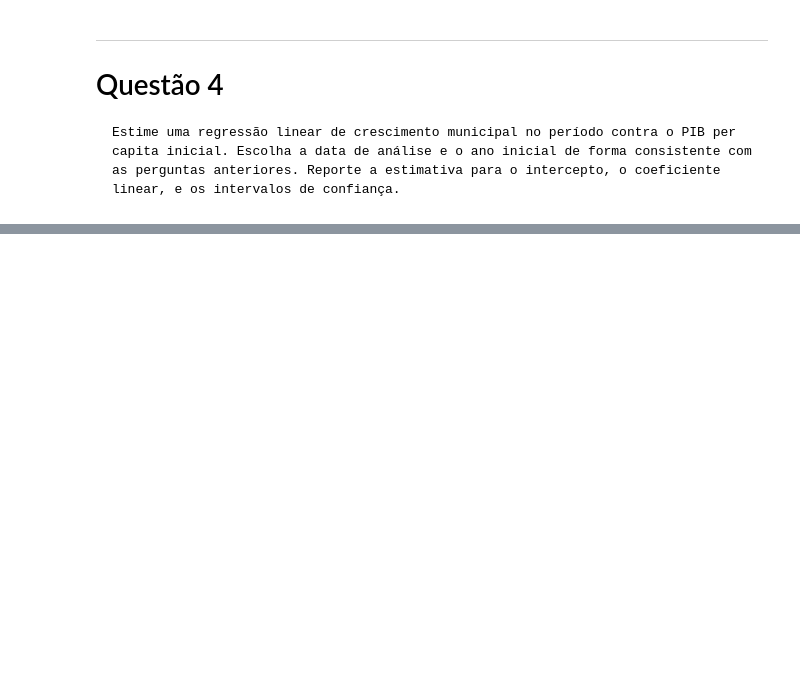
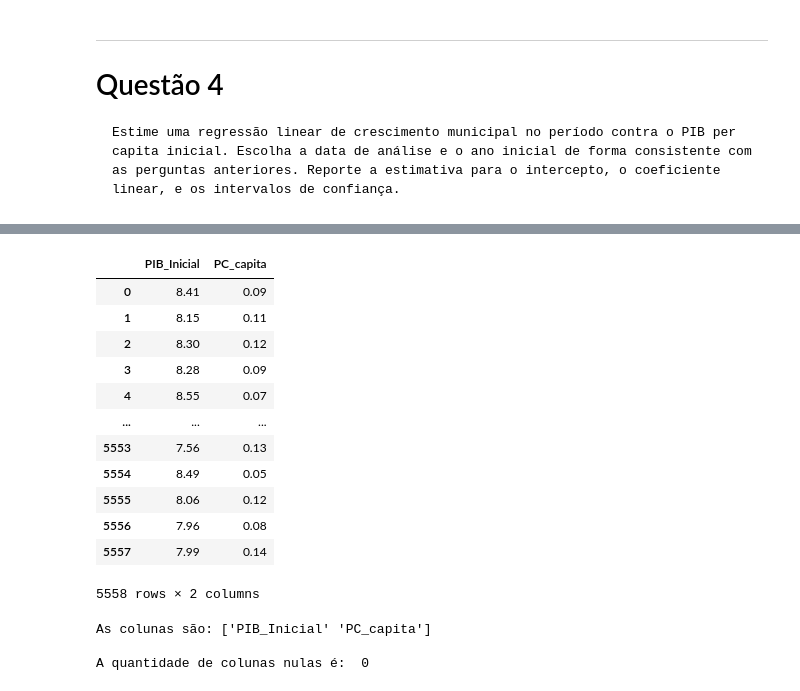
Before and after one commit to danielnrocha/Convergencia_PIB_Municipios, a Jupyter notebook: ConvergenciaMunicipios.ipynb, the cells around one changed output, grey strips where cells are left out. Cells and saved outputs as stored; diff of their text form; code cells hidden in the pictures; blank space fills up the shorter version.

```diff
--- a/ConvergenciaMunicipios.ipynb
+++ b/ConvergenciaMunicipios.ipynb
@@ -514,3 +553,21 @@ IC = [-0.008262546160661709; 0.0982921585987113]
 ![image.png](attachment:e3a3e442-fce1-4774-a16b-deaf6f538ee1.png)
 # %% [markdown]
 ![image.png](attachment:59b1707f-9fbd-4ebb-9adf-f73fd5d7f205.png)
+# %%
+data = pib_cities.groupby(['UF','Município','Região'],
+                          as_index=False).median()[['PIB_Inicial','PC_capita']]
+data
+# %% [output]
+|  | PIB_Inicial | PC_capita |
+| 0 | 8.41 | 0.09 |
+| 1 | 8.15 | 0.11 |
+| 2 | 8.30 | 0.12 |
+| 3 | 8.28 | 0.09 |
+| 4 | 8.55 | 0.07 |
+| ... | ... | ... |
+| 5553 | 7.56 | 0.13 |
+| 5554 | 8.49 | 0.05 |
+| 5555 | 8.06 | 0.12 |
+| 5556 | 7.96 | 0.08 |
+| 5557 | 7.99 | 0.14 |
+5558 rows × 2 columns
@@ -516,0 +577,7 @@ IC = [-0.008262546160661709; 0.0982921585987113]
+# %%
+print('As colunas são:', data.columns.values,'\n')
+print('A quantidade de colunas nulas é: ', data.isnull().any().sum())
+# %% [output]
+As colunas são: ['PIB_Inicial' 'PC_capita']
+
+A quantidade de colunas nulas é:  0
```
Also changed, not shown: parts of 31 cells of this notebook.
